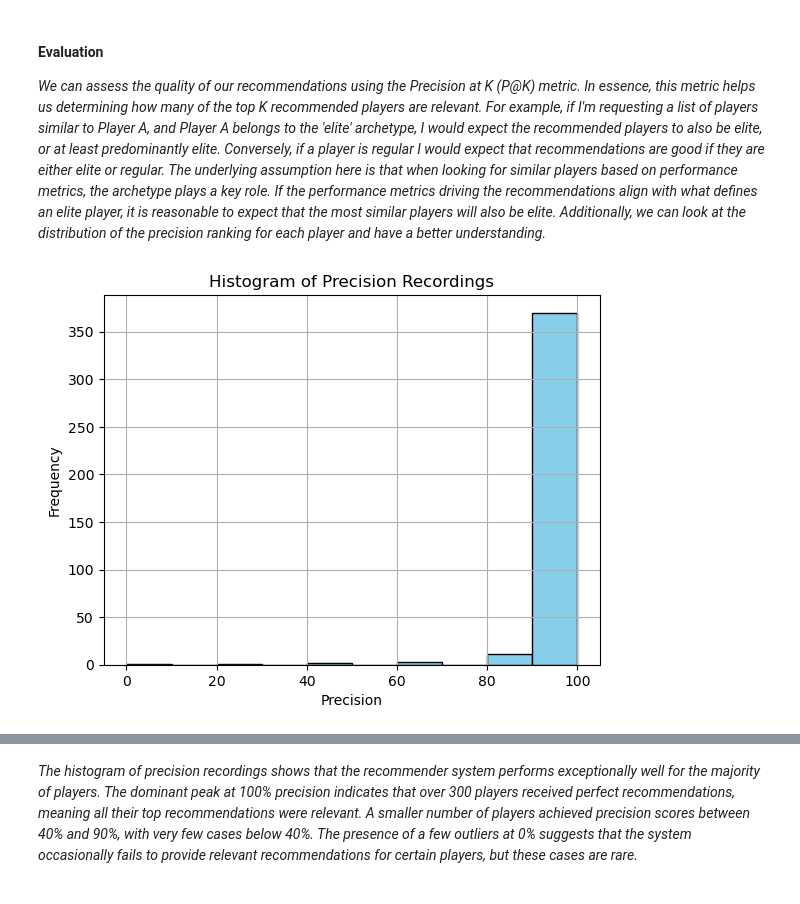
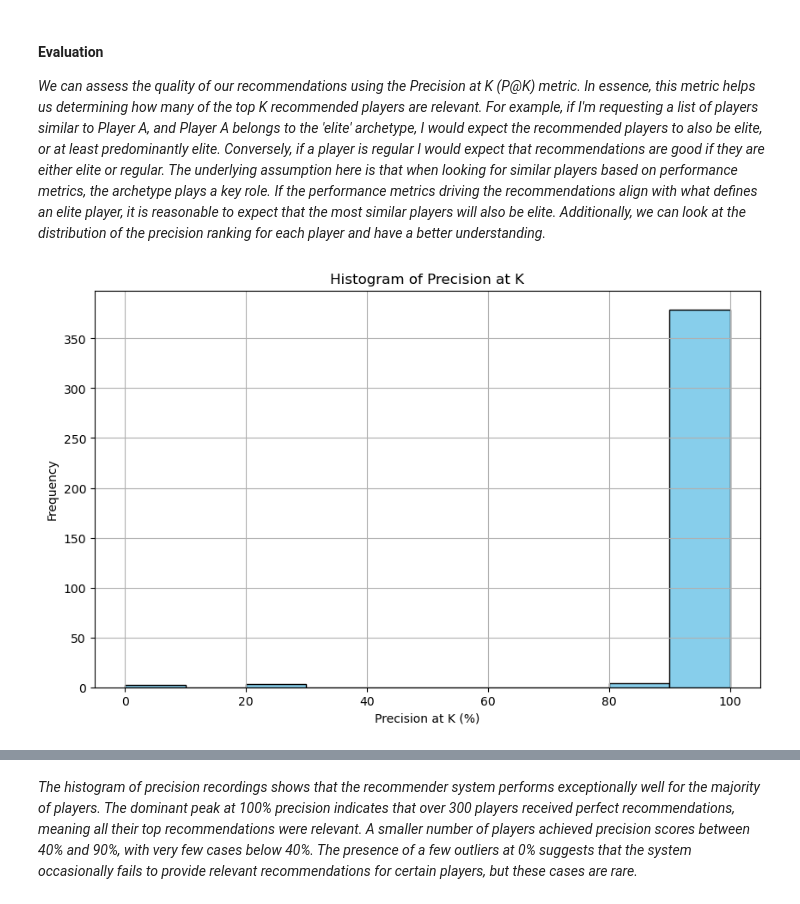
Before and after one commit to mrme77/Fantasy-League-Recommender, a Jupyter notebook: DataAnalysis.ipynb, the cells around one changed output, grey strips where cells are left out. Drawn from its saved outputs; the diff is of its cells as text; code cells hidden in the pictures.

```diff
--- a/DataAnalysis.ipynb
+++ b/DataAnalysis.ipynb
@@ -438,39 +462,31 @@ Precision@K for Player ID 270: 60.0%
 # %% [markdown]
 #### Evaluation
 <i>We can assess the quality of our recommendations using the Precision at K (P@K) metric. In essence, this metric helps us determining how many of the top K recommended players are relevant. For example, if I'm requesting a list of players similar to Player A, and Player A belongs to the 'elite' archetype, I would expect the recommended players to also be elite, or at least predominantly elite. Conversely, if a player is regular I would expect that recommendations are good if they are either elite or regular. The underlying assumption here is that when looking for similar players based on performance metrics, the archetype plays a key role. If the performance metrics driving the recommendations align with what defines an elite player, it is reasonable to expect that the most similar players will also be elite. Additionally, we can look at the distribution of the precision ranking for each player and have a better understanding.</i>
-# %%
-svd_matrix, cosine_sim, player_performance_matrix = svd_approach.svd_augmentated(df)
-precisions_recordings = []
-unavailable_players=[]
-for player_id in df['player_id'].unique():
-    try:
-        # Handle unavailable players
-        if player_id in unavailable_players:
-            continue
-
-        # Calculate precision@K
-        precision_at_k = svd_approach.precisionK(
-            player_id=player_id,
-            df=df,
-            cosine_sim=cosine_sim,
-            player_performance_matrix=player_performance_matrix,
-            top_n=5
-        )
-        precisions_recordings.append(precision_at_k)
-
-    except Exception as e:
-        print(f"Error processing player_id {player_id}: {e}")
-        pass
-
-
-precision_df = pd.DataFrame(precisions_recordings, columns=["Precision"])
-
-precision_df.Precision.hist(bins=10, color='skyblue', edgecolor='black')
-plt.xlabel("Precision")
-plt.ylabel("Frequency")
-plt.title("Histogram of Precision Recordings")
-
-plt.show();
-# %% [output]
-[figure, removed]
+# %%
+
+recommender = svd_approach(df)
+# list of precision recordings
+precisions = []
+
+for player_id in df['player_id'].unique():
+    try:
+
+        precision = recommender.precisionK(player_id, top_n=5)
+        precisions.append({'player_id': player_id, 'precision': precision})
+    except Exception as e:
+        print(f"Error processing player_id {player_id}: {str(e)}")
+        continue
+
+
+precision_df = pd.DataFrame(precisions)
+# Plotting the histogram of precision values
+plt.figure(figsize=(10, 6))
+plt.hist(precision_df['precision'], bins=10, color='skyblue', edgecolor='black')
+plt.title('Histogram of Precision at K')
+plt.xlabel('Precision at K (%)')
+plt.ylabel('Frequency')
+plt.grid(True)
+plt.show()
+# %% [output]
+[figure, added]
 # %%
```
Also changed, not shown: parts of 6 cells of this notebook, 2 other files.
